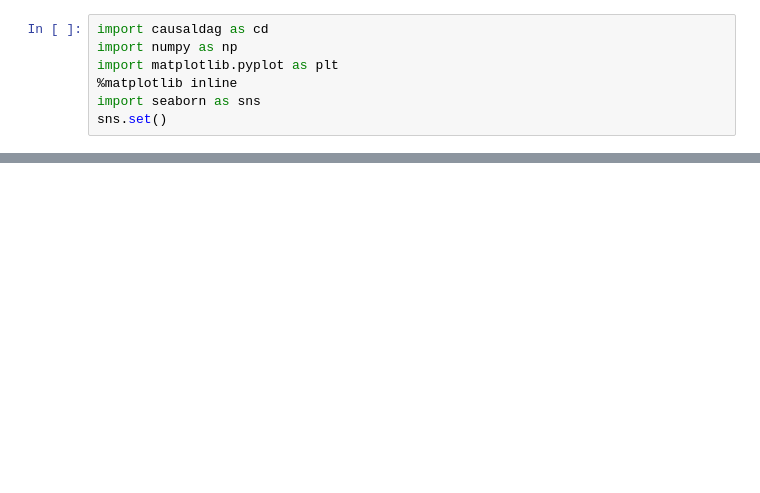
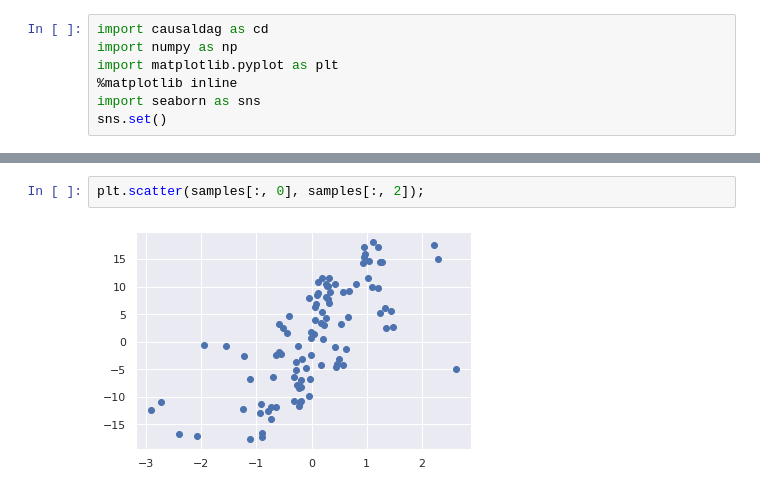
Before and after one commit to csquires/causaldag_examples, a Jupyter notebook: examples/nonlinear_basis_functions.ipynb, the cells around one changed output, grey strips where cells are left out. Cells and saved outputs as stored; diff of their text form; blank space fills up the shorter version.

```diff
--- a/examples/nonlinear_basis_functions.ipynb
+++ b/examples/nonlinear_basis_functions.ipynb
@@ -18,0 +33,4 @@ plt.scatter(samples[:, 0], samples[:, 1]);
+# %%
+plt.scatter(samples[:, 0], samples[:, 2]);
+# %% [output]
+[figure, added]
```
Also changed, not shown: parts of 6 cells of this notebook.
